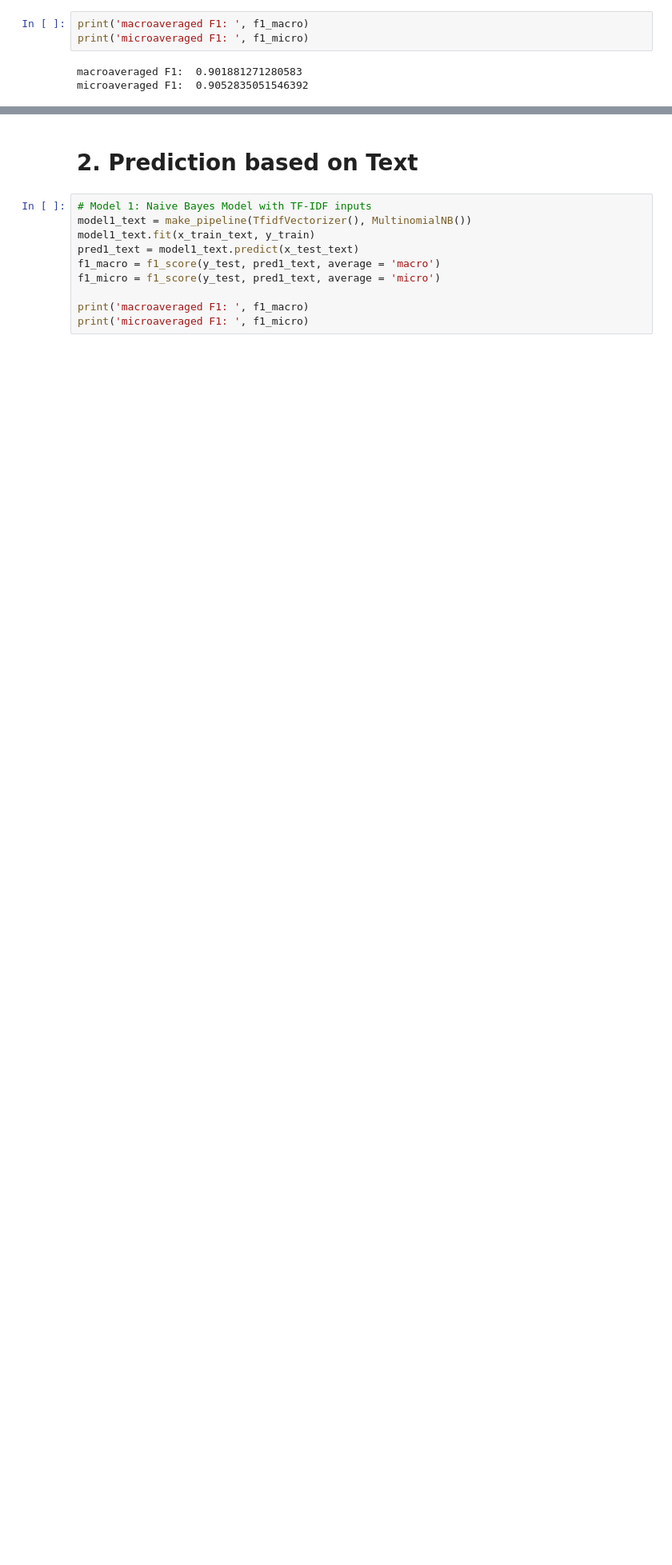
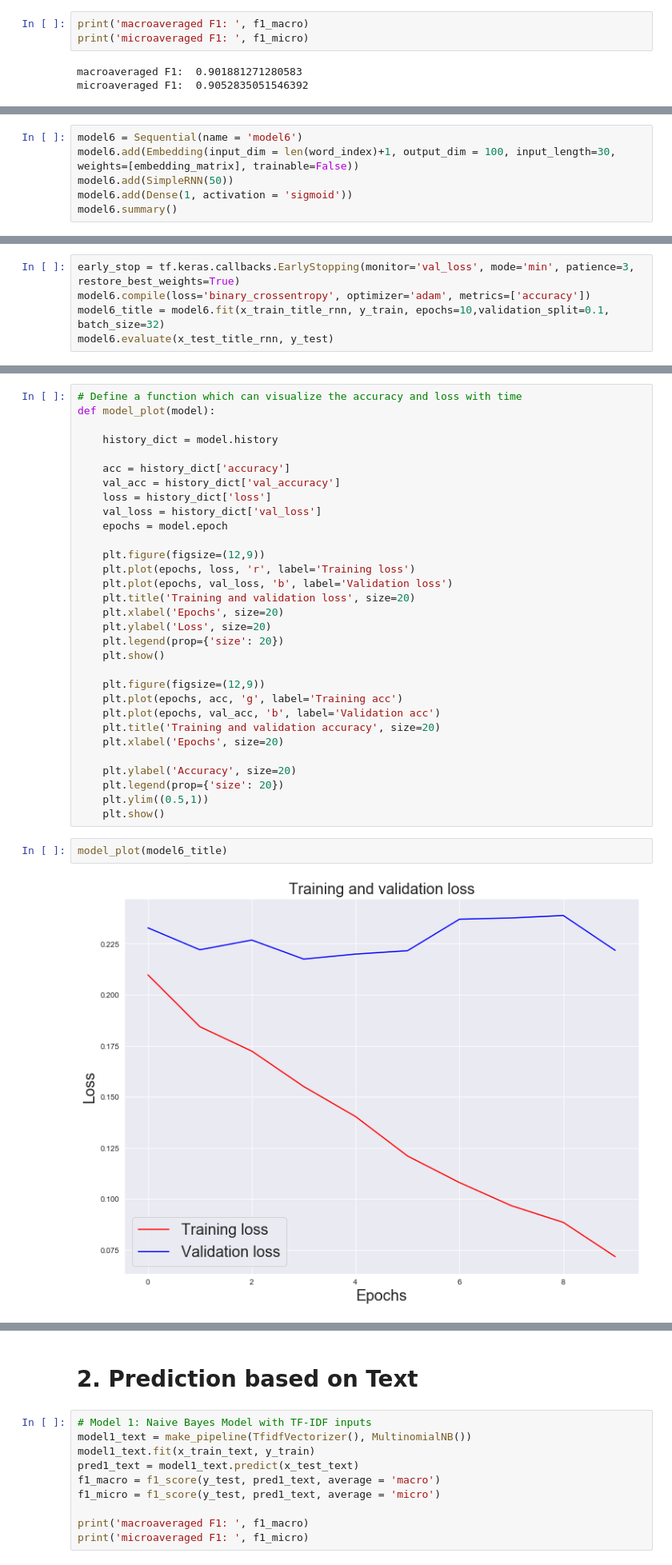
Before and after one commit to SaideT/Fake-News-Detection, a Jupyter notebook: fake_news-RNN2.ipynb, the cells around one changed output, grey strips where cells are left out. Shown at 80% size. Drawn from its saved outputs; the diff is of its cells as text; blank space fills up the shorter version.

```diff
--- a/fake_news-RNN2.ipynb
+++ b/fake_news-RNN2.ipynb
@@ -423,3 +424,9 @@ for word, i in word_index.items():
     if embedding_vector is not None:
         # words not found in embedding index will be all-zeros.
         embedding_matrix[i] = embedding_vector
+# %%
+model6 = Sequential(name = 'model6')
+model6.add(Embedding(input_dim = len(word_index)+1, output_dim = 100, input_length=30, weights=[embedding_matrix], trainable=False))
+model6.add(SimpleRNN(50))
+model6.add(Dense(1, activation = 'sigmoid'))
+model6.summary()
@@ -425,0 +448,5 @@ for word, i in word_index.items():
+# %%
+early_stop = tf.keras.callbacks.EarlyStopping(monitor='val_loss', mode='min', patience=3, restore_best_weights=True)
+model6.compile(loss='binary_crossentropy', optimizer='adam', metrics=['accuracy'])
+model6_title = model6.fit(x_train_title_rnn, y_train, epochs=10,validation_split=0.1, batch_size=32)
+model6.evaluate(x_test_title_rnn, y_test)
@@ -425,0 +472,35 @@ for word, i in word_index.items():
+# %%
+# Define a function which can visualize the accuracy and loss with time
+def model_plot(model):
+
+    history_dict = model.history
+
+    acc = history_dict['accuracy']
+    val_acc = history_dict['val_accuracy']
+    loss = history_dict['loss']
+    val_loss = history_dict['val_loss']
+    epochs = model.epoch
+
+    plt.figure(figsize=(12,9))
+    plt.plot(epochs, loss, 'r', label='Training loss')
+    plt.plot(epochs, val_loss, 'b', label='Validation loss')
+    plt.title('Training and validation loss', size=20)
+    plt.xlabel('Epochs', size=20)
+    plt.ylabel('Loss', size=20)
+    plt.legend(prop={'size': 20})
+    plt.show()
+
+    plt.figure(figsize=(12,9))
+    plt.plot(epochs, acc, 'g', label='Training acc')
+    plt.plot(epochs, val_acc, 'b', label='Validation acc')
+    plt.title('Training and validation accuracy', size=20)
+    plt.xlabel('Epochs', size=20)
+
+    plt.ylabel('Accuracy', size=20)
+    plt.legend(prop={'size': 20})
+    plt.ylim((0.5,1))
+    plt.show()
+# %%
+model_plot(model6_title)
+# %% [output]
+[figure, added]
```
Also changed, not shown: parts of 17 cells of this notebook.
